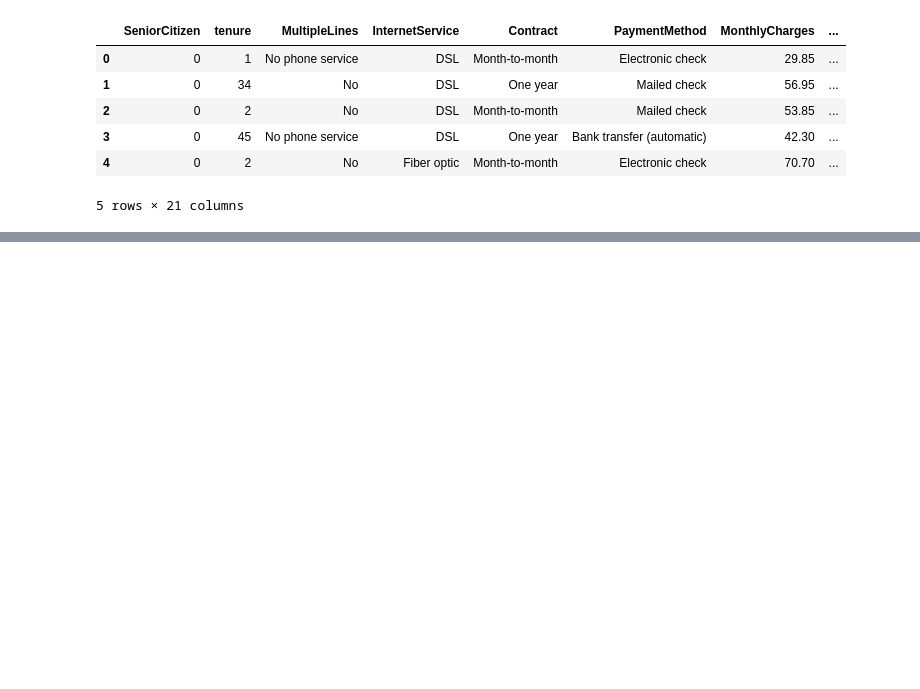
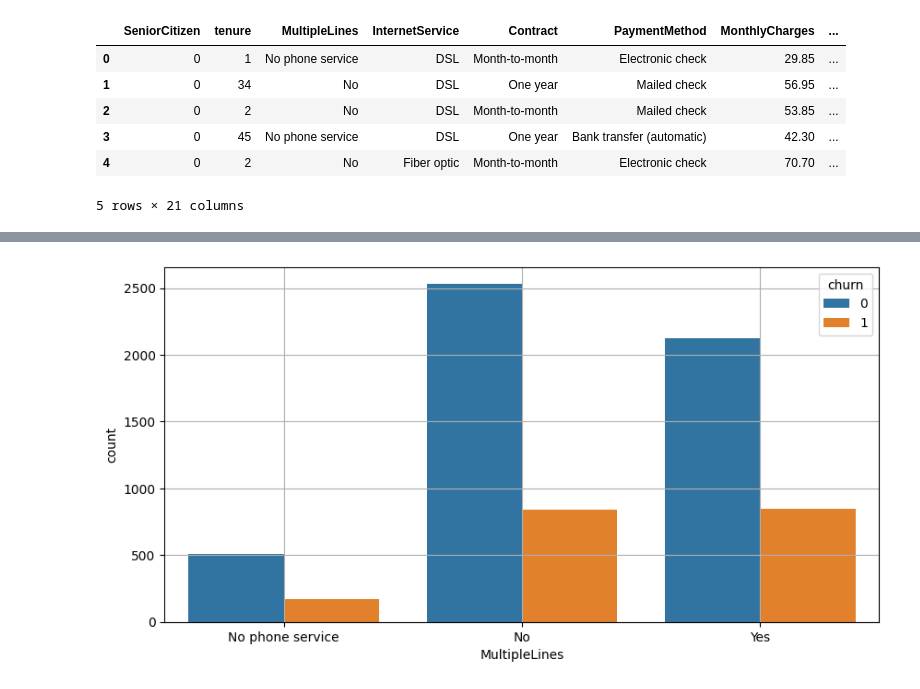
Before and after one commit to Kif30/Customer-Churn-Prediction, a Jupyter notebook: Customer_Churn_Prediction.ipynb, the cells around one changed output, grey strips where cells are left out. Cells and saved outputs as stored; diff of their text form; code cells hidden in the pictures; blank space fills up the shorter version.

```diff
--- a/Customer_Churn_Prediction.ipynb
+++ b/Customer_Churn_Prediction.ipynb
@@ -295,0 +302,7 @@ df.head()
+# %%
+plt.figure(figsize=(10,5))
+sns.countplot(df,x='MultipleLines',hue='churn')
+plt.grid()
+plt.show()
+# %% [output]
+[figure, added]
```
Also changed, not shown: parts of 12 cells of this notebook.
